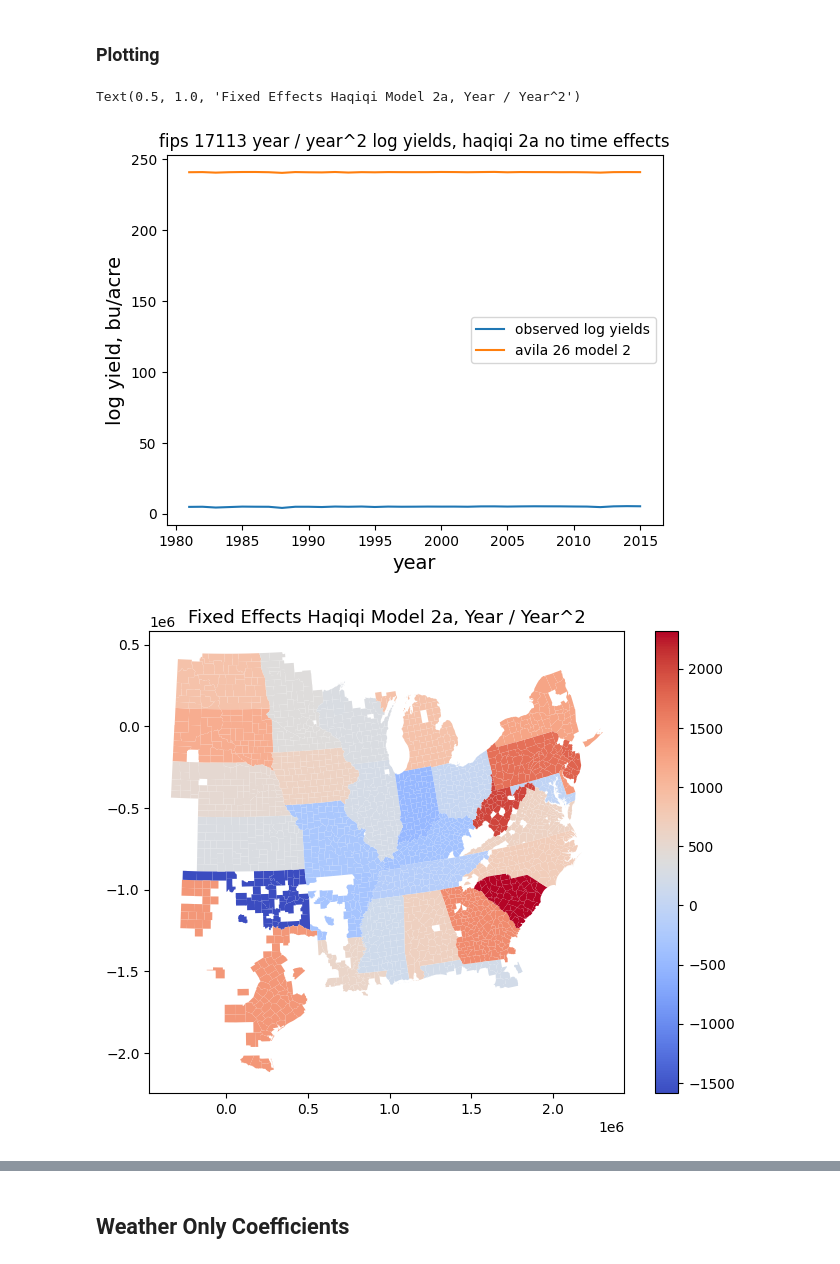
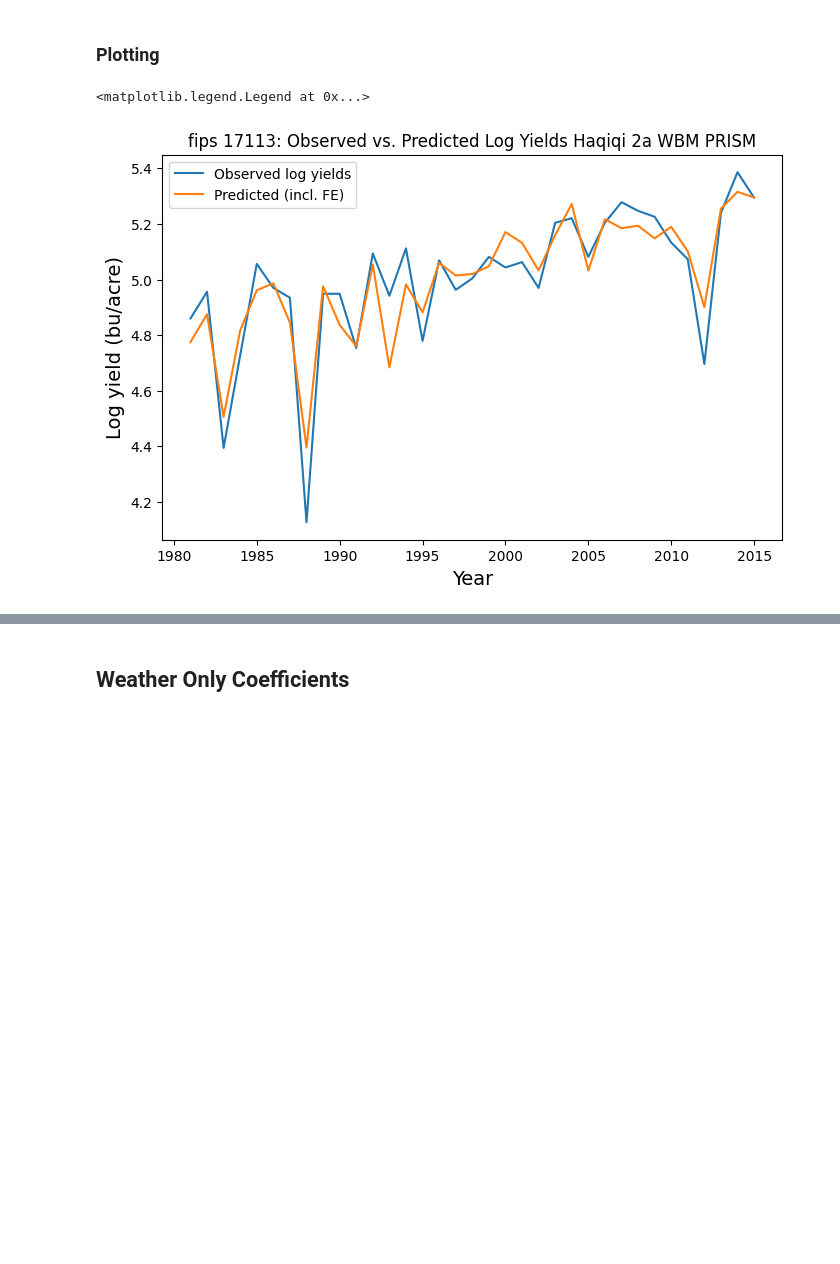
Before and after one commit to theo-avila/avila_et_al_2025_pyWBM_yield, a Jupyter notebook: unused_scripts/2b_econometric_wbm.ipynb, the cells around one changed output, grey strips where cells are left out. Saved outputs shown, nothing was run; the diff lists cells and outputs as text; code cells hidden in the pictures; blank space fills up the shorter version.

Commit message:
fix mean soil moisture data

```diff
--- a/unused_scripts/2b_econometric_wbm.ipynb
+++ b/unused_scripts/2b_econometric_wbm.ipynb
@@ -87,62 +87,28 @@ output_dir = "/storage/home/cta5244/work/avila_et_al_2026_pyWBM_yield/0_uncertai
 # %%
 fips_number = '17113'
 df_set_index = df.set_index(['fips', 'year'])
 df_set_index['year'] = df_set_index['year2']**(1/2)
 df_set_index['mrso2'] = df_set_index['mrso']**2
 
-model = PanelOLS.from_formula(
-    ('log_yield ~ dday10_29C + gdd29smxxx_75b + gdd29sm75b_25b + gdd29sm25b_25a + gdd29sm25a_75a + gdd29sm75a_xxx + mrso + mrso2 + C(state):year + C(state):year2 + EntityEffects'),
-    data=df_set_index)
+formula = ('log_yield ~ dday10_29C + gdd29smxxx_75b + gdd29sm75b_25b + gdd29sm25b_25a + gdd29sm25a_75a + gdd29sm75a_xxx + mrso + mrso2 + C(state):year + C(state):year2 + EntityEffects')
 
-# fit the model
-results_h21 = model.fit()
-
-GDD_param = results_h21.params.dday10_29C.item()
-EDD_SM_75_below_param = results_h21.params.gdd29smxxx_75b.item()
-EDD_SM_25_75_below_param = results_h21.params.gdd29sm75b_25b.item()
-EDD_SM_0_25_norm_param = results_h21.params.gdd29sm25b_25a.item()
-EDD_SM_25_75_above_param = results_h21.params.gdd29sm25a_75a.item()
-EDD_SM_75_above_param = results_h21.params.gdd29sm75a_xxx.item()
-SM_mean_param = results_h21.params.mrso.item()
-SM_mean2_param = results_h21.params.mrso2.item()
-entity_effect = results_h21.estimated_effects['estimated_effects'].loc[f'{fips_number}'].values
-#year = results_h21.params.year.item()
-#year2 = results_h21.params.year2.item()
+model = PanelOLS.from_formula(formula, data=df_set_index)
+results_h21 = model.fit(cov_type='clustered', clusters=df_set_index['state'])
+predictions = results_h21.predict(effects=True)
+predictions['total_pred'] = predictions['fitted_values'] + predictions['estimated_effects']
 
 fips_number = '17113'
+mclean_county_plot = predictions.loc[fips_number]
+corn_yields = df_set_index.loc[fips_number, 'log_yield']
 
-entity_effect = results_h21.estimated_effects['estimated_effects'].loc[f'{fips_number}'].values
-
-df_fip_01001 = df[df['fips'] == f'{fips_number}']
-
-model_predication_h21 = (GDD_param * df_fip_01001['dday10_29C'] +
-                     EDD_SM_75_below_param * df_fip_01001['gdd29smxxx_75b'] +
-                     EDD_SM_25_75_below_param * df_fip_01001['gdd29sm75b_25b'] +
-                     EDD_SM_0_25_norm_param * df_fip_01001['gdd29sm25b_25a'] +
-                     EDD_SM_25_75_above_param * df_fip_01001['gdd29sm25a_75a'] +
-                     EDD_SM_75_above_param * df_fip_01001['gdd29sm75a_xxx'] +
-                     SM_mean_param * df_fip_01001['mrso'] +
-                     SM_mean2_param * df_fip_01001['mrso2'] +
-                    entity_effect)
-
-plt.plot(df_fip_01001['year'], df_fip_01001['log_yield'], label='observed log yields')
-plt.plot(df_fip_01001['year'],  model_predication_h21, label='avila 26 model 2')
-plt.title(f'fips {fips_number} year / year^2 log yields, haqiqi 2a no time effects')
-plt.ylabel('log yield, bu/acre', fontsize=14)
-plt.xlabel('year', fontsize=14)
+plt.figure(figsize=(8,5))
+plt.plot(mclean_county_plot.index, corn_yields, label='Observed log yields')
+plt.plot(mclean_county_plot.index, mclean_county_plot['total_pred'], label='Predicted (incl. FE)')
+plt.title(f'fips {fips_number}: Observed vs. Predicted Log Yields Haqiqi 2a WBM PRISM')
+plt.ylabel('Log yield (bu/acre)', fontsize=14)
+plt.xlabel('Year', fontsize=14)
 plt.legend()
-
-results_df = results_h21.estimated_effects['estimated_effects']
-county_shp_path = "/storage/work/cta5244/avila_et_al_2025_pyWBM_yield/shape_files/counties_contig_plot.shp"
-counties = gpd.read_file(county_shp_path)
-averaged_results = results_df.groupby('fips').mean()
-merged = counties.merge(averaged_results, how='left', left_on='fips', right_on='fips')
-
-fig, ax = plt.subplots(figsize=(8, 6))
-merged.plot(column='estimated_effects', cmap='coolwarm', ax=ax, legend=True)
-ax.set_title('Fixed Effects Haqiqi Model 2a, Year / Year^2', fontsize=13)
 # %% [output]
-Text(0.5, 1.0, 'Fixed Effects Haqiqi Model 2a, Year / Year^2')
+<matplotlib.legend.Legend at 0x...>
-[figure, old version]
+[figure, new version]
-[figure, removed]
 # %%
```
Also changed, not shown: parts of 2 cells of this notebook, 2 other files.
